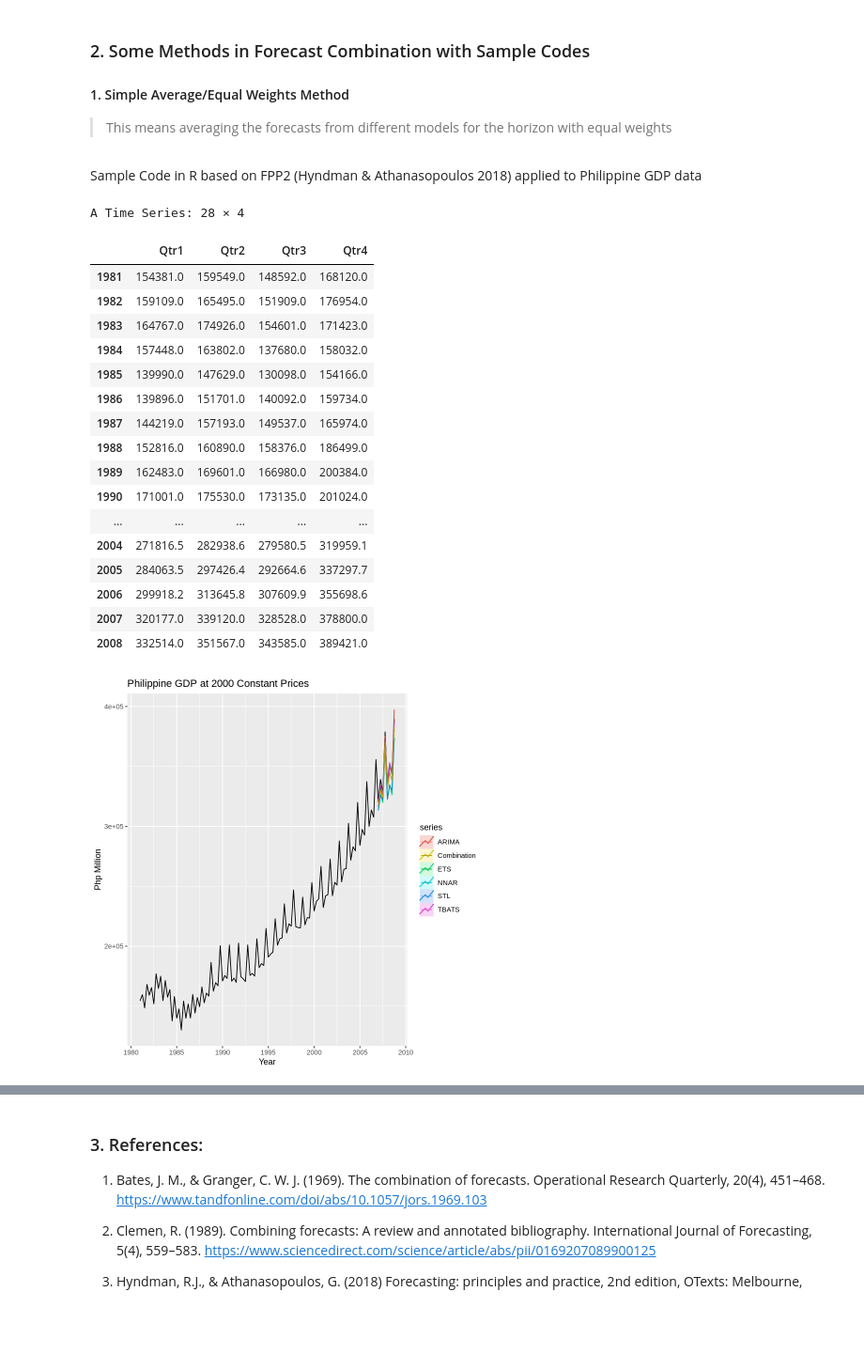
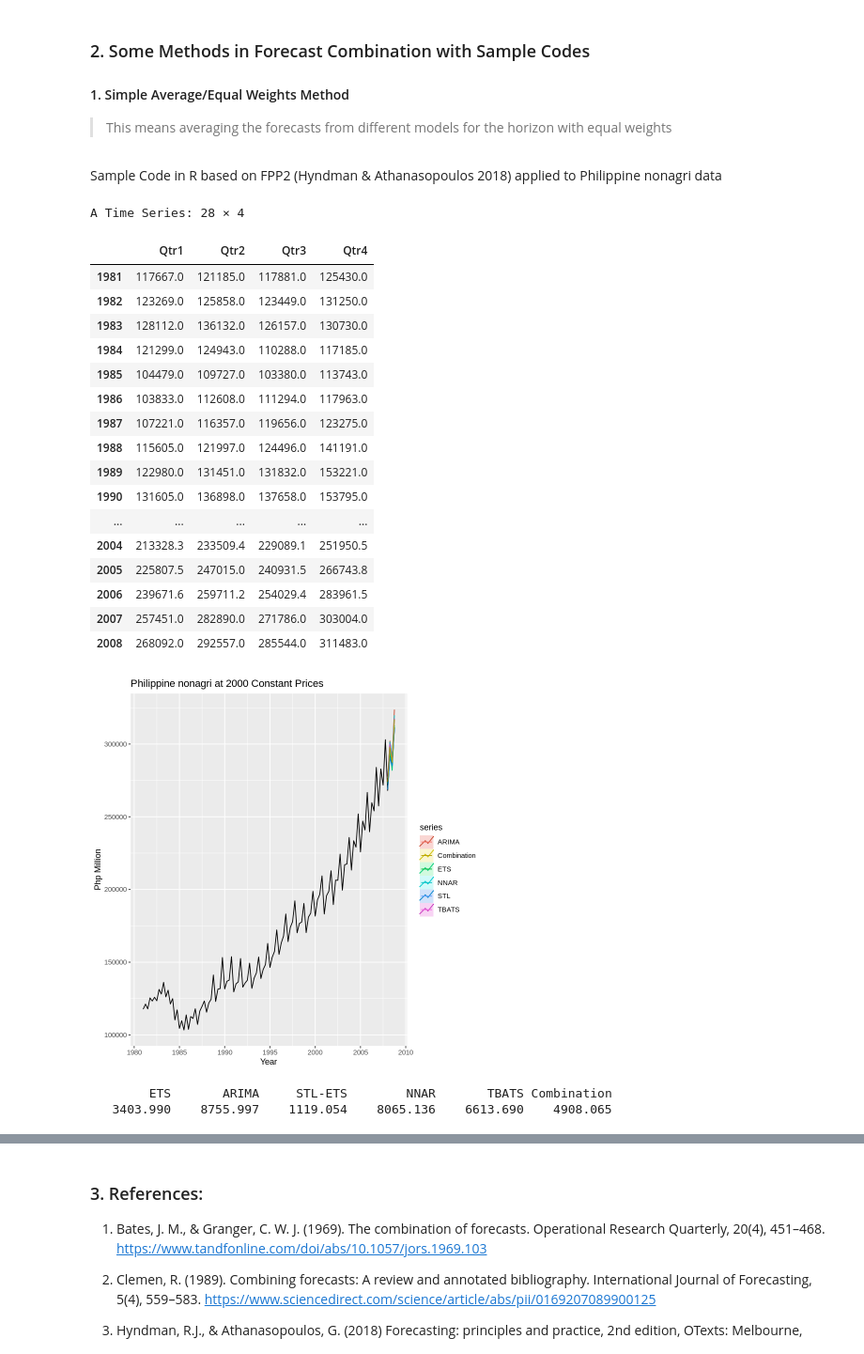
Before and after one commit to pacayton/forecast_combination_seminar, a Jupyter notebook: Forecast_Combination_R.ipynb, the cells around one changed output, grey strips where cells are left out. Shown at 94% size. Drawn from its saved outputs; the diff is of its cells as text; code cells hidden in the pictures; blank space fills up the shorter version.

```diff
--- a/Forecast_Combination_R.ipynb
+++ b/Forecast_Combination_R.ipynb
@@ -44,59 +44,72 @@ Quarterly <- read.csv("/content/PhilQuarterData.csv")
 
 > This means averaging the forecasts from different models for the horizon with equal weights
 # %% [markdown]
-Sample Code in R based on FPP2 (Hyndman & Athanasopoulos 2018) applied to Philippine GDP data
+Sample Code in R based on FPP2 (Hyndman & Athanasopoulos 2018) applied to Philippine nonagri data
 # %%
-### Extract Philippine GDP Data from Quarterly file
-gdp <- ts(Quarterly$gdp, start = c(1981, 1), frequency = 4)
+### Extract Philippine nonagri Data from Quarterly file
+nonagri <- ts(Quarterly$nonagri, start = c(1981, 1), frequency = 4)
 
 ### Show the data
-gdp
+nonagri
 
 ### Train Data
-gdp.train <- window(gdp, end = c(2006, 4))
+nonagri.train <- window(nonagri, end = c(2007, 4))
 
 ### Forecast Horizon
-h <- length(gdp) - length(gdp.train)
+h <- length(nonagri) - length(nonagri.train)
 
 ### The five models as example
-ETS <- forecast(ets(gdp.train), h=h)
-ARIMA <- forecast(auto.arima(gdp.train, lambda=0, biasadj=TRUE),
+ETS <- forecast(ets(nonagri.train), h=h)
+ARIMA <- forecast(auto.arima(nonagri.train, lambda=0, biasadj=TRUE),
   h=h)
-STL <- stlf(gdp.train, lambda=0, h=h, biasadj=TRUE)
-NNAR <- forecast(nnetar(gdp.train), h=h)
-TBATS <- forecast(tbats(gdp.train, biasadj=TRUE), h=h)
+STL <- stlf(nonagri.train, lambda=0, h=h, biasadj=TRUE)
+NNAR <- forecast(nnetar(nonagri.train), h=h)
+TBATS <- forecast(tbats(nonagri.train, biasadj=TRUE), h=h)
 
 ### Combining the forecasts
 Combination <- (ETS[["mean"]] + ARIMA[["mean"]] +
   STL[["mean"]] + NNAR[["mean"]] + TBATS[["mean"]])/5
 
 ### PLot of the Forecasts
-autoplot(gdp) +
+autoplot(nonagri) +
   autolayer(ETS, series="ETS", PI=FALSE) +
   autolayer(ARIMA, series="ARIMA", PI=FALSE) +
   autolayer(STL, series="STL", PI=FALSE) +
   autolayer(NNAR, series="NNAR", PI=FALSE) +
   autolayer(TBATS, series="TBATS", PI=FALSE) +
   autolayer(Combination, series="Combination") +
   xlab("Year") + ylab("Php Million") +
-  ggtitle("Philippine GDP at 2000 Constant Prices")
+  ggtitle("Philippine Non-Agri GVA at 2000 Constant Prices")
 # %% [output]
 A Time Series: 28 × 4
 |  | Qtr1 | Qtr2 | Qtr3 | Qtr4 |
-| 1981 | 154381.0 | 159549.0 | 148592.0 | 168120.0 |
-| 1982 | 159109.0 | 165495.0 | 151909.0 | 176954.0 |
-| 1983 | 164767.0 | 174926.0 | 154601.0 | 171423.0 |
-| 1984 | 157448.0 | 163802.0 | 137680.0 | 158032.0 |
-| 1985 | 139990.0 | 147629.0 | 130098.0 | 154166.0 |
-| 1986 | 139896.0 | 151701.0 | 140092.0 | 159734.0 |
-| 1987 | 144219.0 | 157193.0 | 149537.0 | 165974.0 |
-| 1988 | 152816.0 | 160890.0 | 158376.0 | 186499.0 |
-| 1989 | 162483.0 | 169601.0 | 166980.0 | 200384.0 |
-| 1990 | 171001.0 | 175530.0 | 173135.0 | 201024.0 |
+| 1981 | 117667.0 | 121185.0 | 117881.0 | 125430.0 |
+| 1982 | 123269.0 | 125858.0 | 123449.0 | 131250.0 |
+| 1983 | 128112.0 | 136132.0 | 126157.0 | 130730.0 |
+| 1984 | 121299.0 | 124943.0 | 110288.0 | 117185.0 |
+| 1985 | 104479.0 | 109727.0 | 103380.0 | 113743.0 |
+| 1986 | 103833.0 | 112608.0 | 111294.0 | 117963.0 |
+| 1987 | 107221.0 | 116357.0 | 119656.0 | 123275.0 |
+| 1988 | 115605.0 | 121997.0 | 124496.0 | 141191.0 |
+| 1989 | 122980.0 | 131451.0 | 131832.0 | 153221.0 |
+| 1990 | 131605.0 | 136898.0 | 137658.0 | 153795.0 |
 | ... | ... | ... | ... | ... |
-| 2004 | 271816.5 | 282938.6 | 279580.5 | 319959.1 |
-| 2005 | 284063.5 | 297426.4 | 292664.6 | 337297.7 |
-| 2006 | 299918.2 | 313645.8 | 307609.9 | 355698.6 |
-| 2007 | 320177.0 | 339120.0 | 328528.0 | 378800.0 |
-| 2008 | 332514.0 | 351567.0 | 343585.0 | 389421.0 |
+| 2004 | 213328.3 | 233509.4 | 229089.1 | 251950.5 |
+| 2005 | 225807.5 | 247015.0 | 240931.5 | 266743.8 |
+| 2006 | 239671.6 | 259711.2 | 254029.4 | 283961.5 |
+| 2007 | 257451.0 | 282890.0 | 271786.0 | 303004.0 |
+| 2008 | 268092.0 | 292557.0 | 285544.0 | 311483.0 |
-[figure, old version]
+[figure, new version]
+# %%
+### Accuracy Statistics between Methods
+
+c(ETS = accuracy(ETS, nonagri)["Test set","RMSE"],
+  ARIMA = accuracy(ARIMA, nonagri)["Test set","RMSE"],
+  `STL-ETS` = accuracy(STL, nonagri)["Test set","RMSE"],
+  NNAR = accuracy(NNAR, nonagri)["Test set","RMSE"],
+  TBATS = accuracy(TBATS, nonagri)["Test set","RMSE"],
+  Combination =
+    accuracy(Combination, nonagri)["Test set","RMSE"])
+# %% [output]
+        ETS       ARIMA     STL-ETS        NNAR       TBATS Combination
+   3403.990    8755.997    1119.054    8065.136    6613.690    4908.065
```
Also changed, not shown: parts of 2 cells of this notebook.
